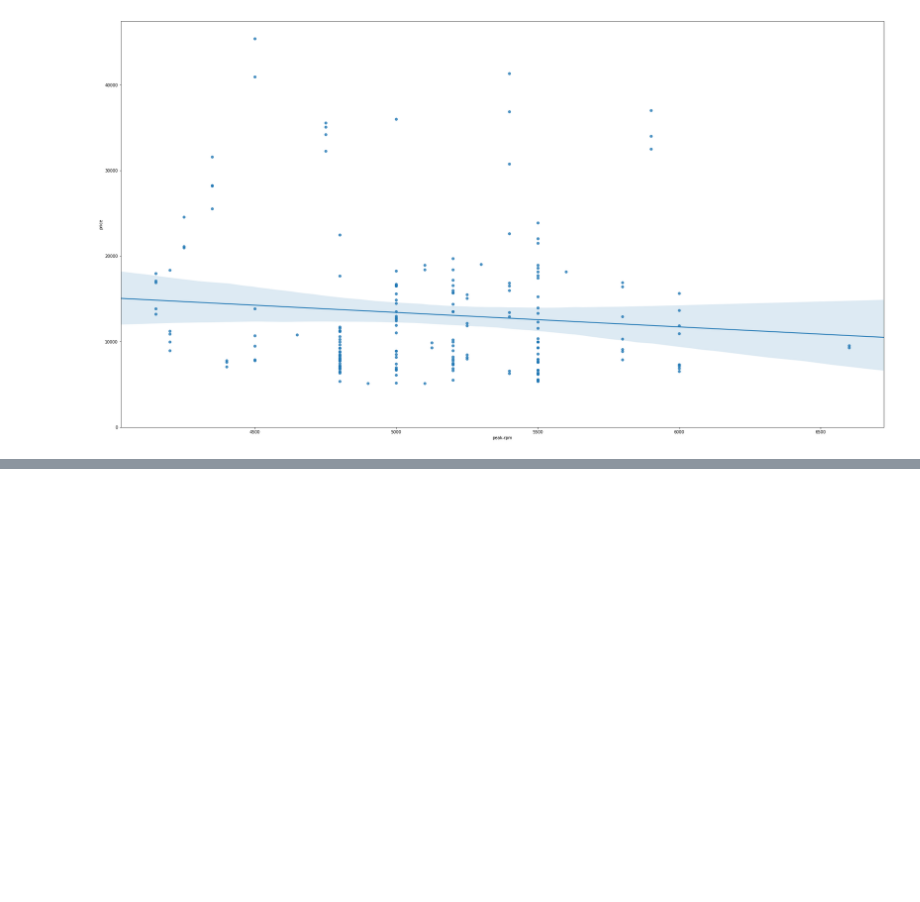
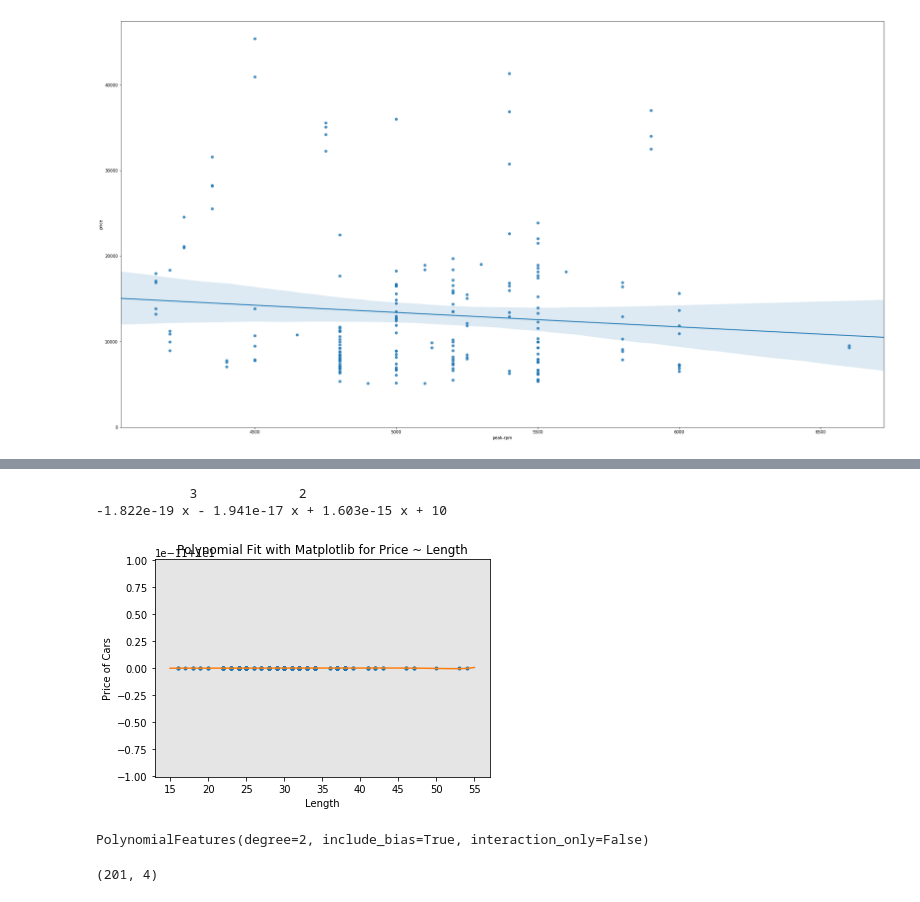
Before and after one commit to GAURAB10/python1, a Jupyter notebook: Data Analysis with Python-mod4.ipynb, the cells around one changed output, grey strips where cells are left out. Saved outputs shown, nothing was run; the diff lists cells and outputs as text; code cells hidden in the pictures; blank space fills up the shorter version.

```diff
--- a/Data Analysis with Python-mod4.ipynb
+++ b/Data Analysis with Python-mod4.ipynb
@@ -182,0 +217,11 @@ print (max(2,3,4,5))
+# %%
+##Create 11 order polynomial model with the variables x and y
+
+f1 = np.polyfit(x, y, 11)
+p1 = np.poly1d(f1)
+print(p)
+PlotPolly(p1,x,y, 'Length')
+# %% [output]
+            3             2
+-1.822e-19 x - 1.941e-17 x + 1.603e-15 x + 10
+[figure, added]
@@ -182,0 +230,7 @@ print (max(2,3,4,5))
+# %%
+##PolynomialFeatures object of degree 2:
+
+pr=PolynomialFeatures(degree=2)
+pr
+# %% [output]
+PolynomialFeatures(degree=2, include_bias=True, interaction_only=False)
@@ -182,0 +239,4 @@ print (max(2,3,4,5))
+# %%
+Z.shape
+# %% [output]
+(201, 4)
```
Also changed, not shown: parts of 24 cells of this notebook.
